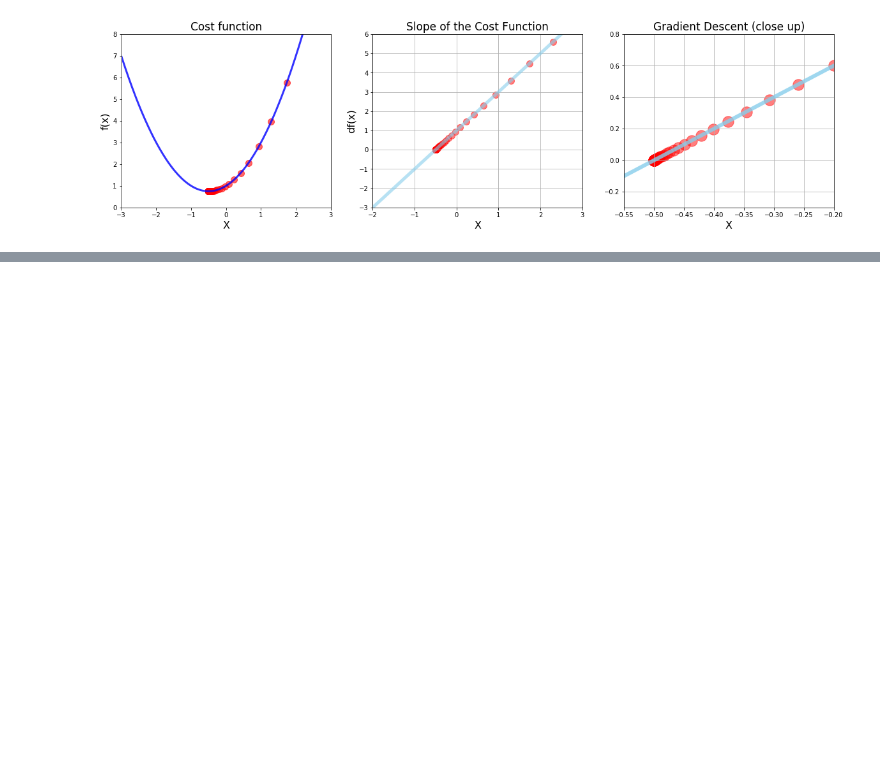
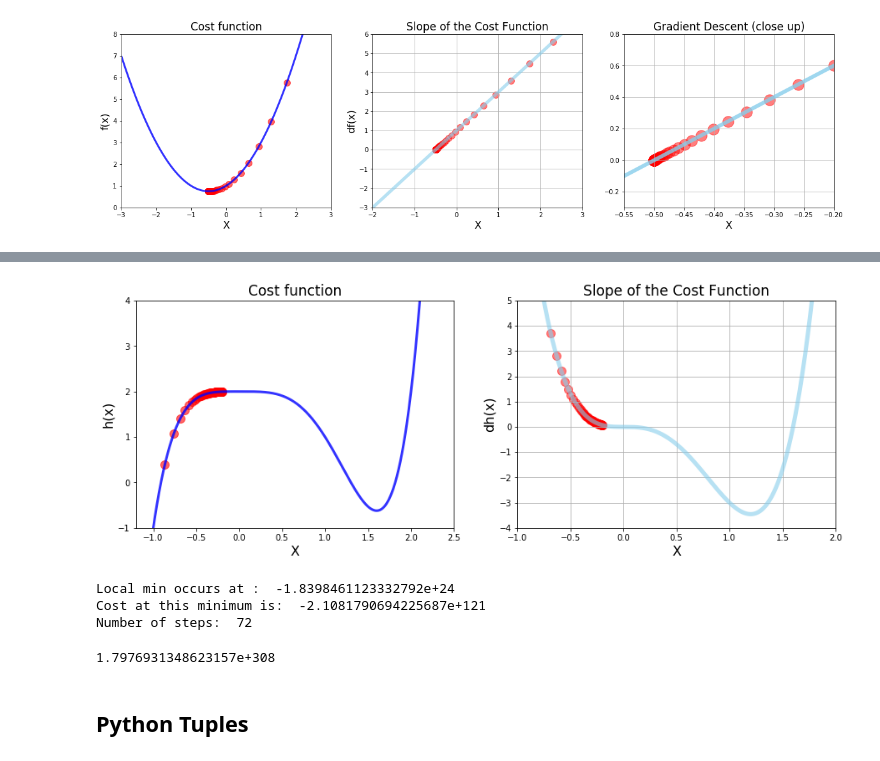
Before and after one commit to Sampatankar/DataScienceBootcamp2020-Python, a Jupyter notebook: 4Optimisation&GradientDescent/03GradientDescent.ipynb, the cells around one changed output, grey strips where cells are left out. Saved outputs shown, nothing was run; the diff lists cells and outputs as text; code cells hidden in the pictures; blank space fills up the shorter version.

```diff
--- a/4Optimisation&GradientDescent/03GradientDescent.ipynb
+++ b/4Optimisation&GradientDescent/03GradientDescent.ipynb
@@ -182,0 +318,62 @@ plt.show()
+# %%
+# Make data:
+x_3 = np.linspace(start=-2.5, stop=2.5, num=1000)
+
+def h(x):
+    return x**5 - 2*x**4 + 2
+
+def dh(x):
+    return 5*x**4 - 8*x**3
+# %%
+# Calling the gradient descent function:
+local_min, list_x, deriv_list = gradient_descent(derivative_func=dh, initial_guess= -0.2, max_iter=71)
+
+# Plot function, derivative and scatter plot side-by-side:
+plt.figure(figsize=[15,5])
+
+# Chart 1: The Cost Function:
+plt.subplot(1, 2, 1)
+
+plt.xlim(-1.2,2.5)
+plt.ylim(-1,4)
+
+plt.title('Cost function', fontsize=17)
+plt.xlabel('X', fontsize=16)
+plt.ylabel('h(x)', fontsize=16)
+
+plt.plot(x_3, h(x_3), color='blue', linewidth=3, alpha=0.8)
+plt.scatter(list_x, h(np.array(list_x)), color='red', s=100, alpha=0.6)
+
+# Chart 2: Derivative:
+plt.subplot(1,2,2)
+
+plt.xlim(-1,2)
+plt.ylim(-4,5)
+plt.grid()
+plt.title('Slope of the Cost Function', fontsize=17)
+plt.xlabel('X', fontsize=16)
+plt.ylabel('dh(x)', fontsize=16)
+
+plt.plot(x_3, dh(x_3), color='skyblue', linewidth=5, alpha=0.6)
+plt.scatter(list_x, deriv_list, color='red', s=100, alpha=0.5)
+
+plt.show()
+
+print('Local min occurs at : ', local_min)
+print('Cost at this minimum is: ', h(local_min))
+print('Number of steps: ', len(list_x))
+# %% [output]
+[figure, added]
+Local min occurs at :  -1.8398461123332792e+24
+Cost at this minimum is:  -2.1081790694225687e+121
+Number of steps:  72
+# %%
+import sys
+# help(sys)
+# sys.version
+# type(h(local_min))
+sys.float_info.max
+# %% [output]
+1.7976931348623157e+308
+# %% [markdown]
+## Python Tuples
```
Also changed, not shown: parts of 14 cells of this notebook, 1 other file.
